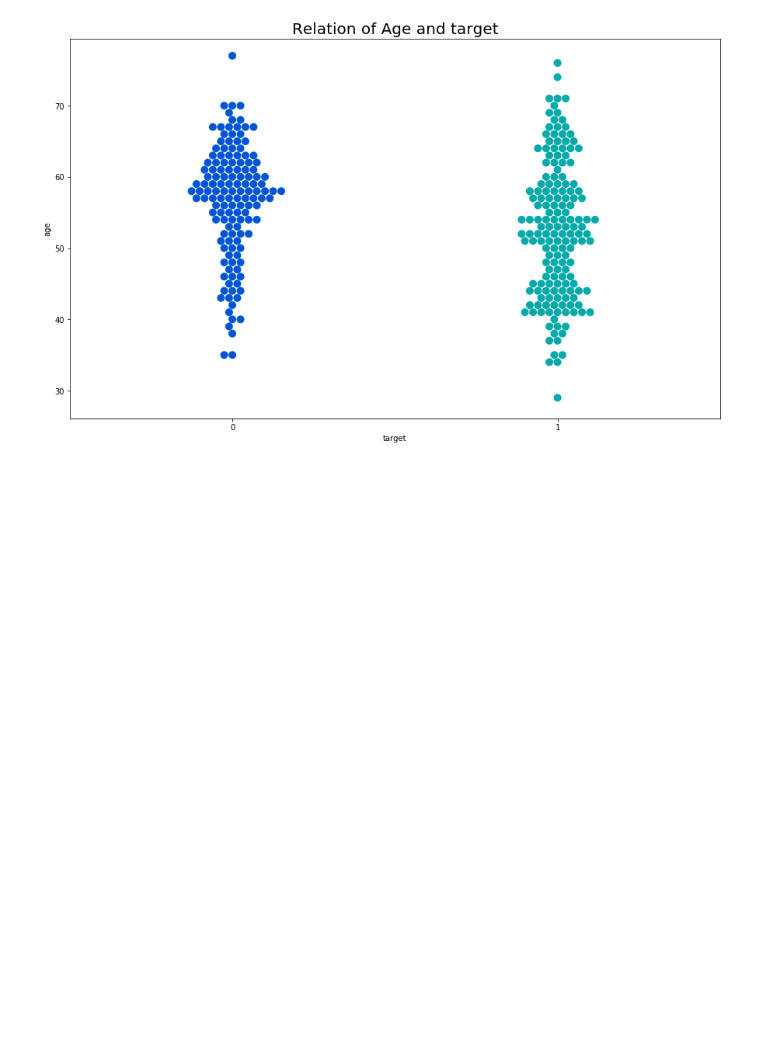
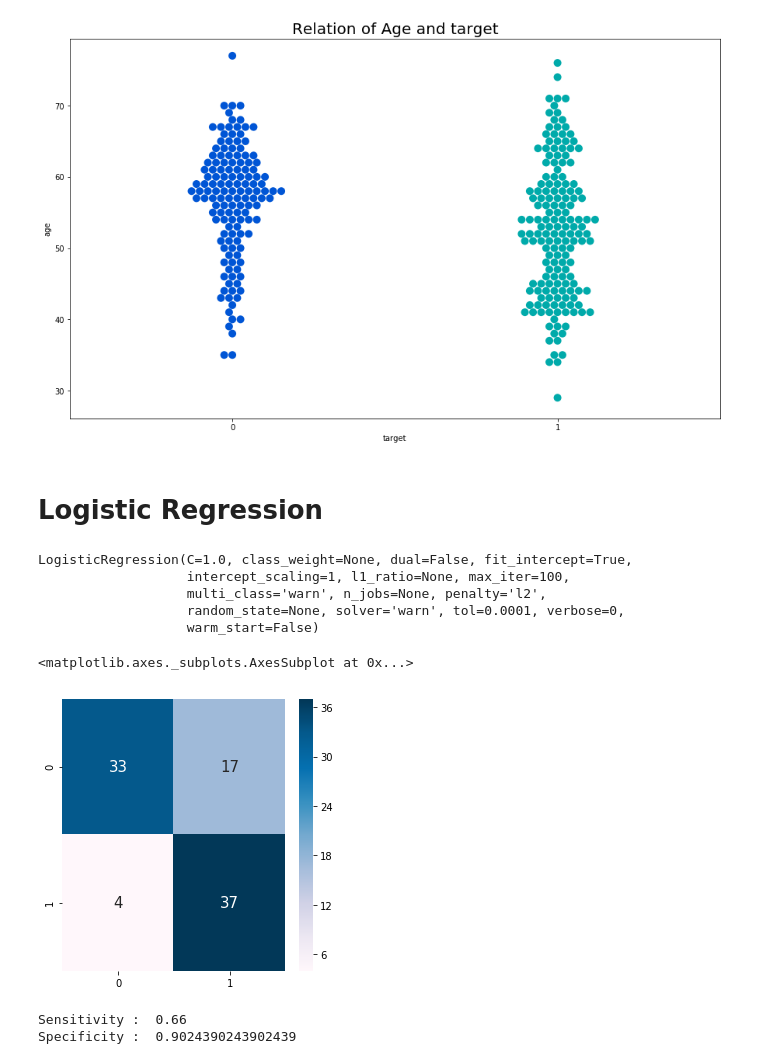
Before and after one commit to Meghashyamt/Heart-Disease, a Jupyter notebook: Heart_Disease_All.ipynb, the cells around one changed output. Drawn from its saved outputs; the diff is of its cells as text; code cells hidden in the pictures; blank space fills up the shorter version.

```diff
--- a/Heart_Disease_All.ipynb
+++ b/Heart_Disease_All.ipynb
@@ -109,7 +103,7 @@ sb.countplot(data.target)
 # %%
 from sklearn.linear_model import LogisticRegression
 # %%
-X= data.iloc[:,[1,2,3,4,6,8,9,12]]
+X= data.iloc[:,0:12]
 y=data.target
 # %%
 sb.violinplot(x="target", y="chol", data=data,palette='rainbow')
@@ -162,0 +150,33 @@ classifiers={'Support Vector Machine'      : SVC(C =10, kernel= 'linear'),
+# %% [markdown]
+# Logistic Regression
+# %%
+model_lr=LogisticRegression()
+# %%
+model_lr.fit(X_train,y_train)
+# %% [output]
+LogisticRegression(C=1.0, class_weight=None, dual=False, fit_intercept=True,
+                   intercept_scaling=1, l1_ratio=None, max_iter=100,
+                   multi_class='warn', n_jobs=None, penalty='l2',
+                   random_state=None, solver='warn', tol=0.0001, verbose=0,
+                   warm_start=False)
+# %%
+predict_lr=model_lr.predict(X_test)
+# %%
+from sklearn.metrics import accuracy_score, classification_report, confusion_matrix, roc_curve, auc
+cm = confusion_matrix(y_test, predict_lr)
+plt.rcParams['figure.figsize'] = (5, 5)
+sb.heatmap(cm, annot = True, annot_kws = {'size':15}, cmap = 'PuBu')
+# %% [output]
+<matplotlib.axes._subplots.AxesSubplot at 0x...>
+[figure, added]
+# %%
+total=sum(sum(cm))
+
+sensitivity = cm[0,0]/(cm[0,0]+cm[0,1])
+print('Sensitivity : ', sensitivity )
+
+specificity = cm[1,1]/(cm[1,0]+cm[1,1])
+print('Specificity : ', specificity)
+# %% [output]
+Sensitivity :  0.66
+Specificity :  0.9024390243902439
```
Also changed, not shown: parts of 76 cells of this notebook.
